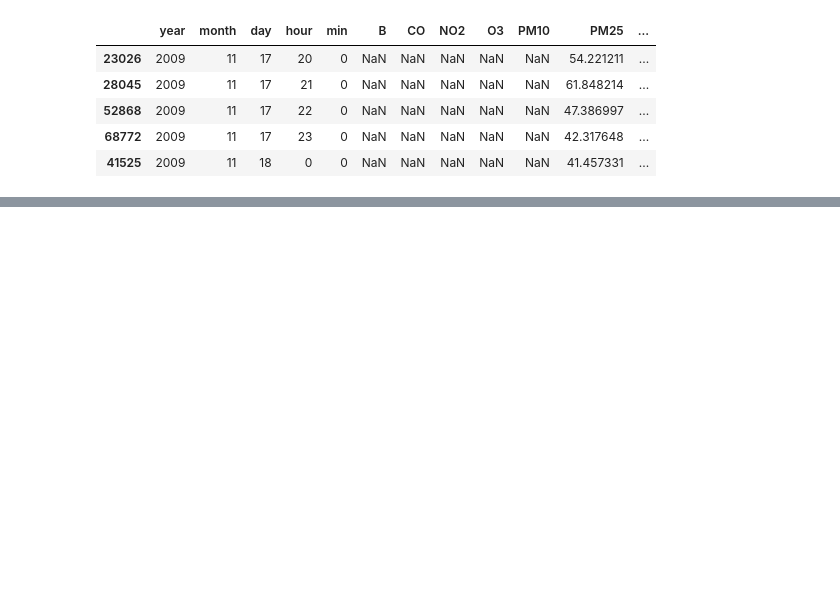
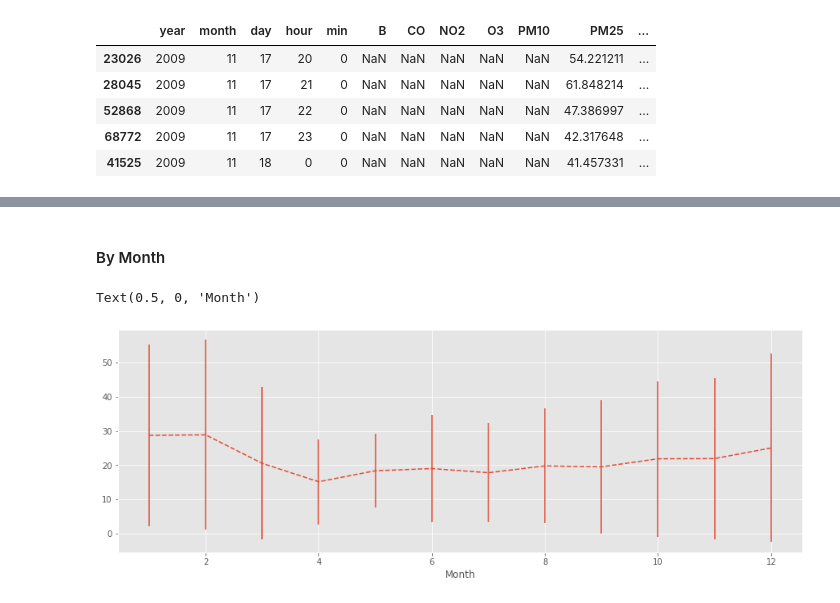
Before and after one commit to basicskill/matf-hackathon, a Jupyter notebook: Data Visualization.ipynb, the cells around one changed output, grey strips where cells are left out. Drawn from its saved outputs; the diff is of its cells as text; code cells hidden in the pictures; blank space fills up the shorter version.

```diff
--- a/Data Visualization.ipynb
+++ b/Data Visualization.ipynb
@@ -117,0 +125,18 @@ plt.plot(hours)
+# %% [markdown]
+#### By Month
+# %%
+years = clean_target.loc[
+    (clean_target["year"].isin([2012, 2013, 2014, 2015, 2016, 2017, 2018, 2019, 2020]))
+]
+
+polution_by_month = []
+std_by_month = []
+for mth in range(0, 13):
+    polution_by_month.append(years.loc[years["month"] == mth].mean()["SO2"])
+    std_by_month.append(years.loc[years["month"] == mth].std()["SO2"])
+
+plt.errorbar(list(range(0, 13)), polution_by_month, std_by_month, linestyle="--")
+plt.xlabel("Month")
+# %% [output]
+Text(0.5, 0, 'Month')
+[figure, added]
```
Also changed, not shown: parts of 3 cells of this notebook.
